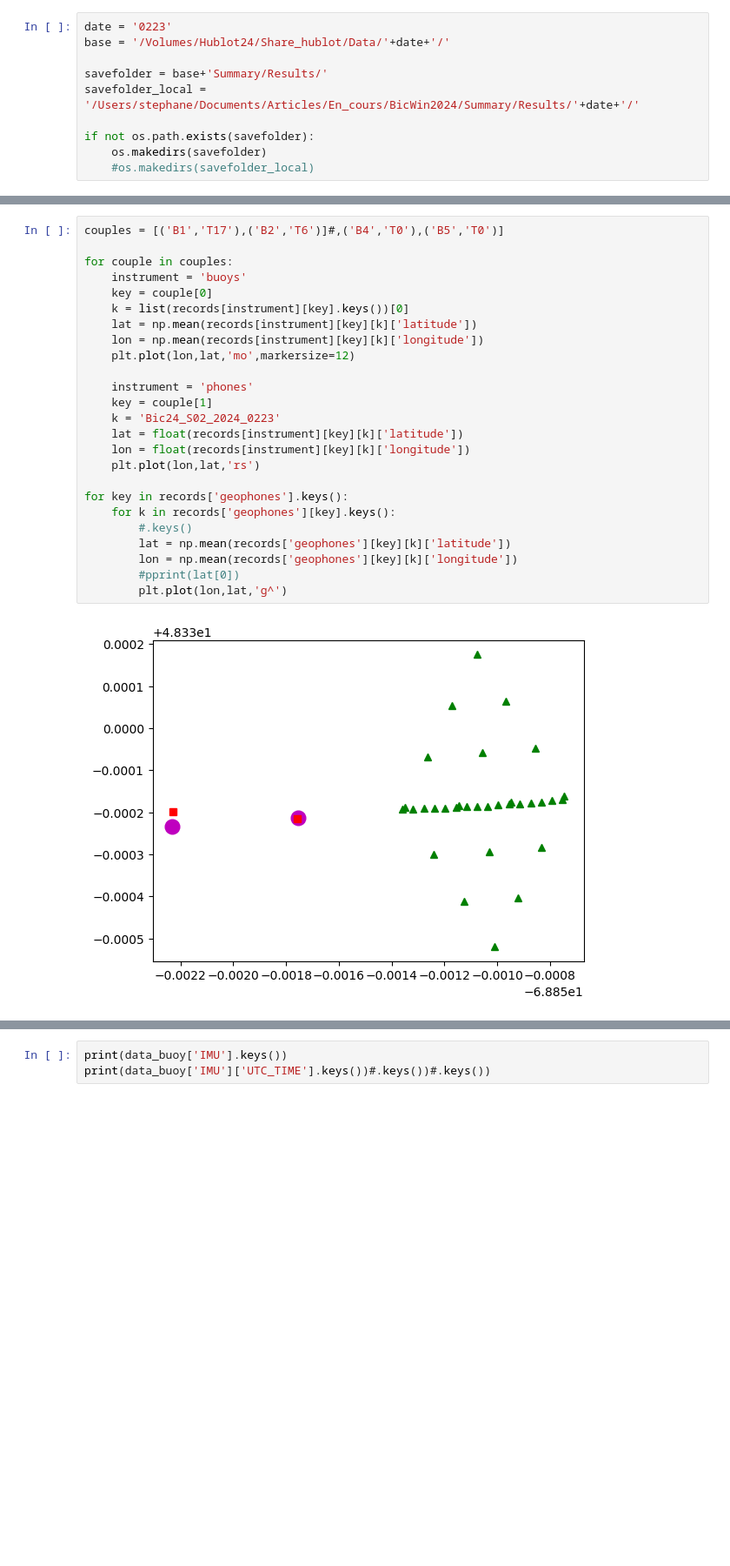
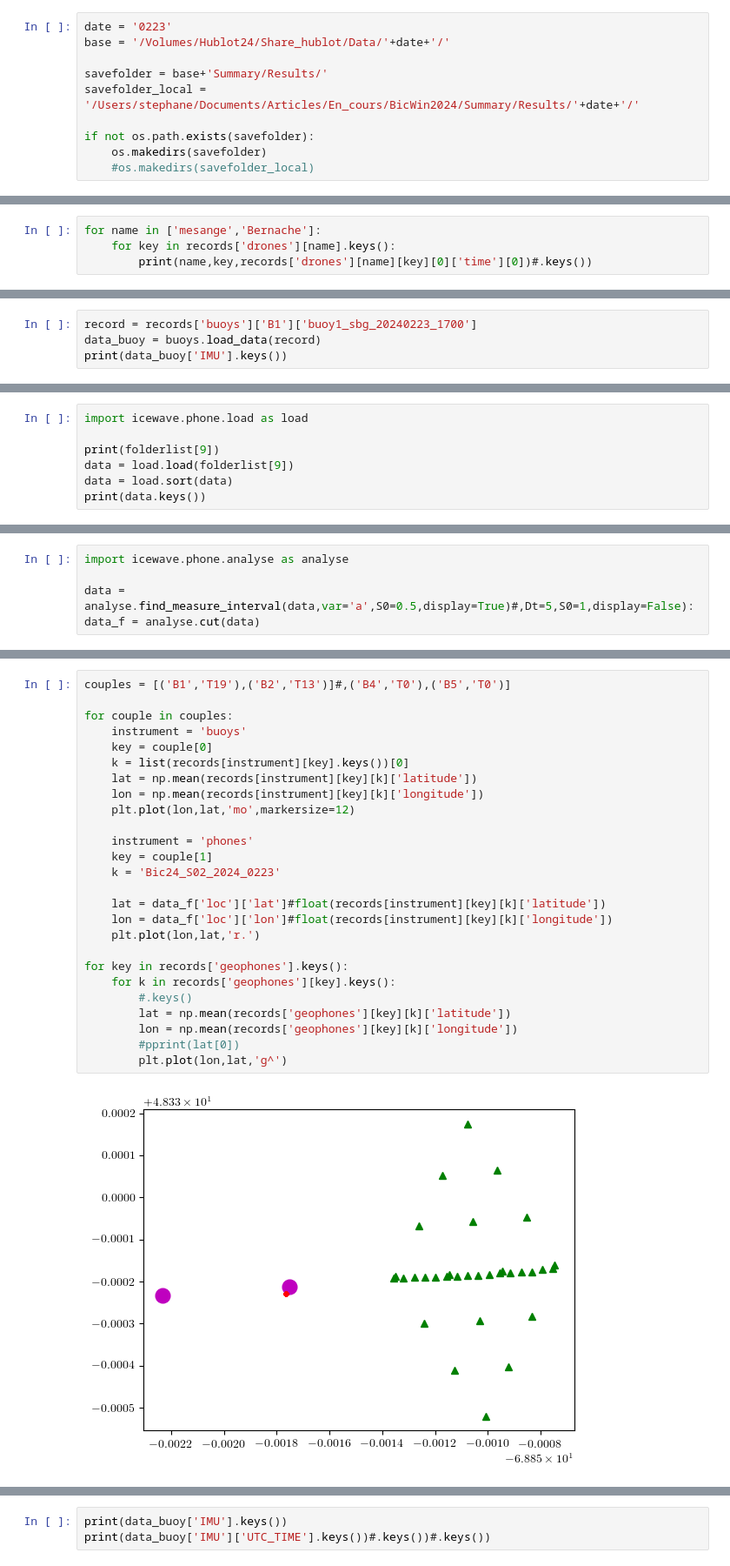
Before and after one commit to Turbotice/icewave, a Jupyter notebook: icewave/phone/Compare_Phone_Buoys.ipynb, the cells around one changed output, grey strips where cells are left out. Shown: that part at 87% size. Saved outputs shown, nothing was run; the diff lists cells and outputs as text; blank space fills up the shorter version.

```diff
--- a/icewave/phone/Compare_Phone_Buoys.ipynb
+++ b/icewave/phone/Compare_Phone_Buoys.ipynb
@@ -54,0 +64,4 @@ dict_keys(['drones', 'phones', 'geophones', 'buoys', 'gps'])
+# %%
+for name in ['mesange','Bernache']:
+    for key in records['drones'][name].keys():
+        print(name,key,records['drones'][name][key][0]['time'][0])#.keys())
@@ -54,0 +98,4 @@ dict_keys(['drones', 'phones', 'geophones', 'buoys', 'gps'])
+# %%
+record = records['buoys']['B1']['buoy1_sbg_20240223_1700']
+data_buoy = buoys.load_data(record)
+print(data_buoy['IMU'].keys())
@@ -54,0 +273,7 @@ dict_keys(['drones', 'phones', 'geophones', 'buoys', 'gps'])
+# %%
+import icewave.phone.load as load
+
+print(folderlist[9])
+data = load.load(folderlist[9])
+data = load.sort(data)
+print(data.keys())
@@ -54,0 +291,5 @@ dict_keys(['drones', 'phones', 'geophones', 'buoys', 'gps'])
+# %%
+import icewave.phone.analyse as analyse
+
+data = analyse.find_measure_interval(data,var='a',S0=0.5,display=True)#,Dt=5,S0=1,display=False):
+data_f = analyse.cut(data)
@@ -55,27 +308,28 @@ dict_keys(['drones', 'phones', 'geophones', 'buoys', 'gps'])
 # %%
-couples = [('B1','T17'),('B2','T6')]#,('B4','T0'),('B5','T0')]
+couples = [('B1','T19'),('B2','T13')]#,('B4','T0'),('B5','T0')]
 
 for couple in couples:
     instrument = 'buoys'
     key = couple[0]
     k = list(records[instrument][key].keys())[0]
     lat = np.mean(records[instrument][key][k]['latitude'])
     lon = np.mean(records[instrument][key][k]['longitude'])
     plt.plot(lon,lat,'mo',markersize=12)
 
     instrument = 'phones'
     key = couple[1]
     k = 'Bic24_S02_2024_0223'
-    lat = float(records[instrument][key][k]['latitude'])
-    lon = float(records[instrument][key][k]['longitude'])
-    plt.plot(lon,lat,'rs')
+
+    lat = data_f['loc']['lat']#float(records[instrument][key][k]['latitude'])
+    lon = data_f['loc']['lon']#float(records[instrument][key][k]['longitude'])
+    plt.plot(lon,lat,'r.')
 
 for key in records['geophones'].keys():
     for k in records['geophones'][key].keys():
         #.keys()
         lat = np.mean(records['geophones'][key][k]['latitude'])
         lon = np.mean(records['geophones'][key][k]['longitude'])
         #pprint(lat[0])
         plt.plot(lon,lat,'g^')
 # %% [output]
-[figure, old version]
+[figure, new version]
```
Also changed, not shown: parts of 48 cells of this notebook, 6 other files.
